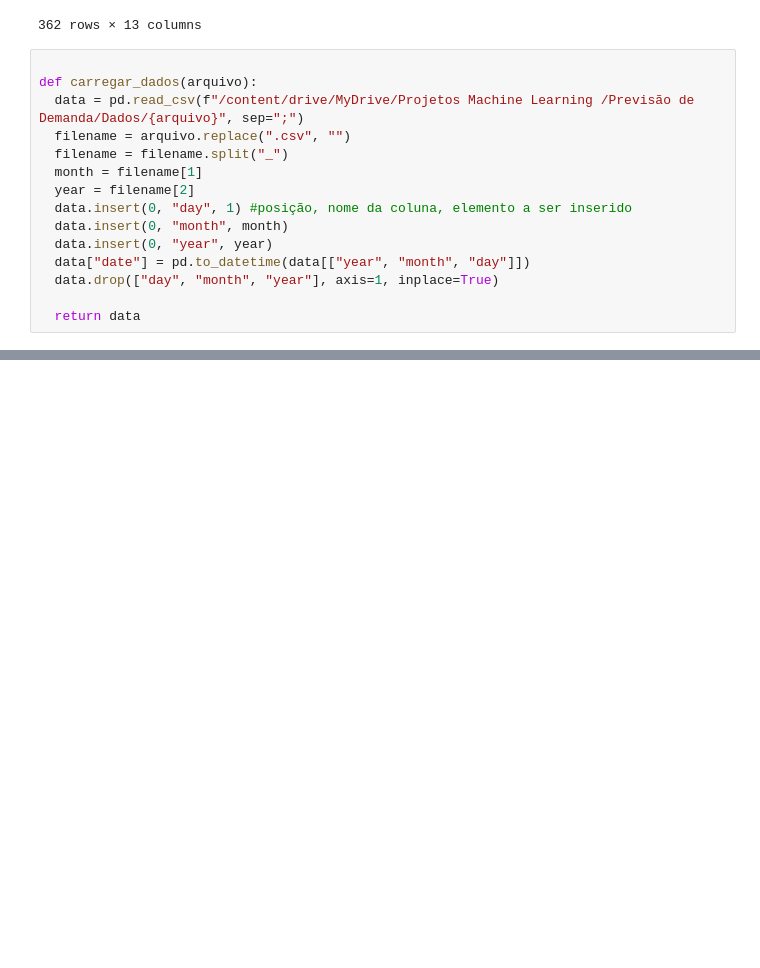
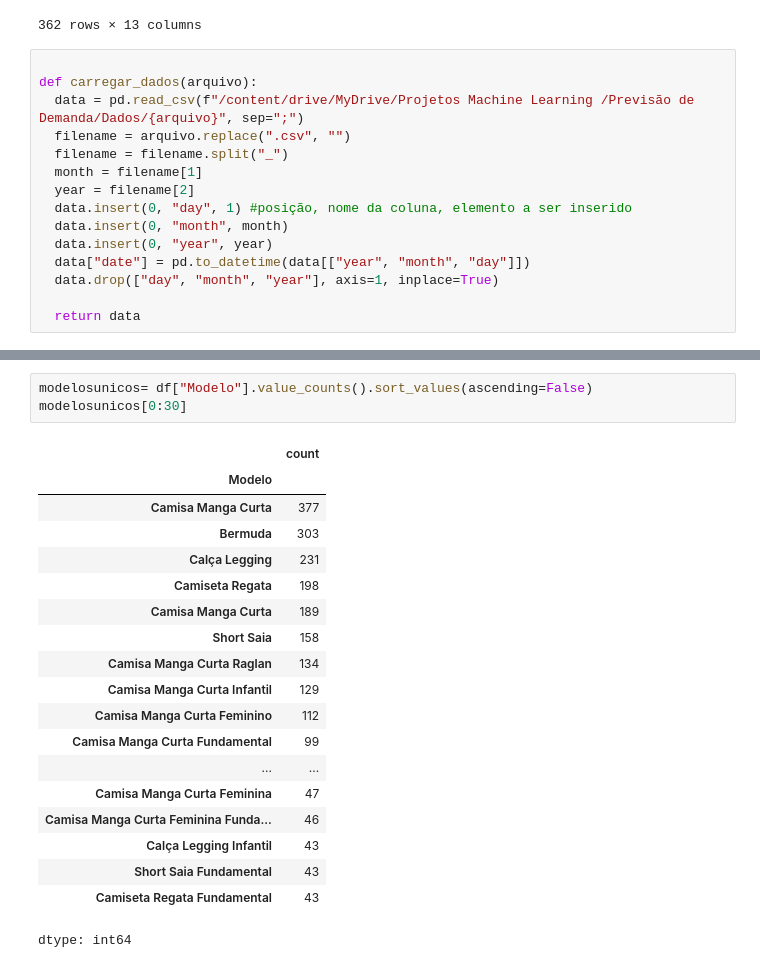
Before and after one commit to leonaardoas/Demand-Forecast-, a Jupyter notebook: Previsão_de_Demanda.ipynb, the cells around one changed output, grey strips where cells are left out. Cells and saved outputs as stored; diff of their text form; blank space fills up the shorter version.

```diff
--- a/Previsão_de_Demanda.ipynb
+++ b/Previsão_de_Demanda.ipynb
@@ -96,0 +175,23 @@ df
+# %%
+modelosunicos= df["Modelo"].value_counts().sort_values(ascending=False)
+modelosunicos[0:30]
+# %% [output]
+|  | count |
+| Modelo |  |
+| Camisa Manga Curta | 377 |
+| Bermuda | 303 |
+| Calça Legging | 231 |
+| Camiseta Regata | 198 |
+| Camisa Manga Curta | 189 |
+| Short Saia | 158 |
+| Camisa Manga Curta Raglan | 134 |
+| Camisa Manga Curta Infantil | 129 |
+| Camisa Manga Curta Feminino | 112 |
+| Camisa Manga Curta Fundamental | 99 |
+| ... | ... |
+| Camisa Manga Curta Feminina | 47 |
+| Camisa Manga Curta Feminina Funda... | 46 |
+| Calça Legging Infantil | 43 |
+| Short Saia Fundamental | 43 |
+| Camiseta Regata Fundamental | 43 |
+dtype: int64
```
Also changed, not shown: parts of 13 cells of this notebook.
